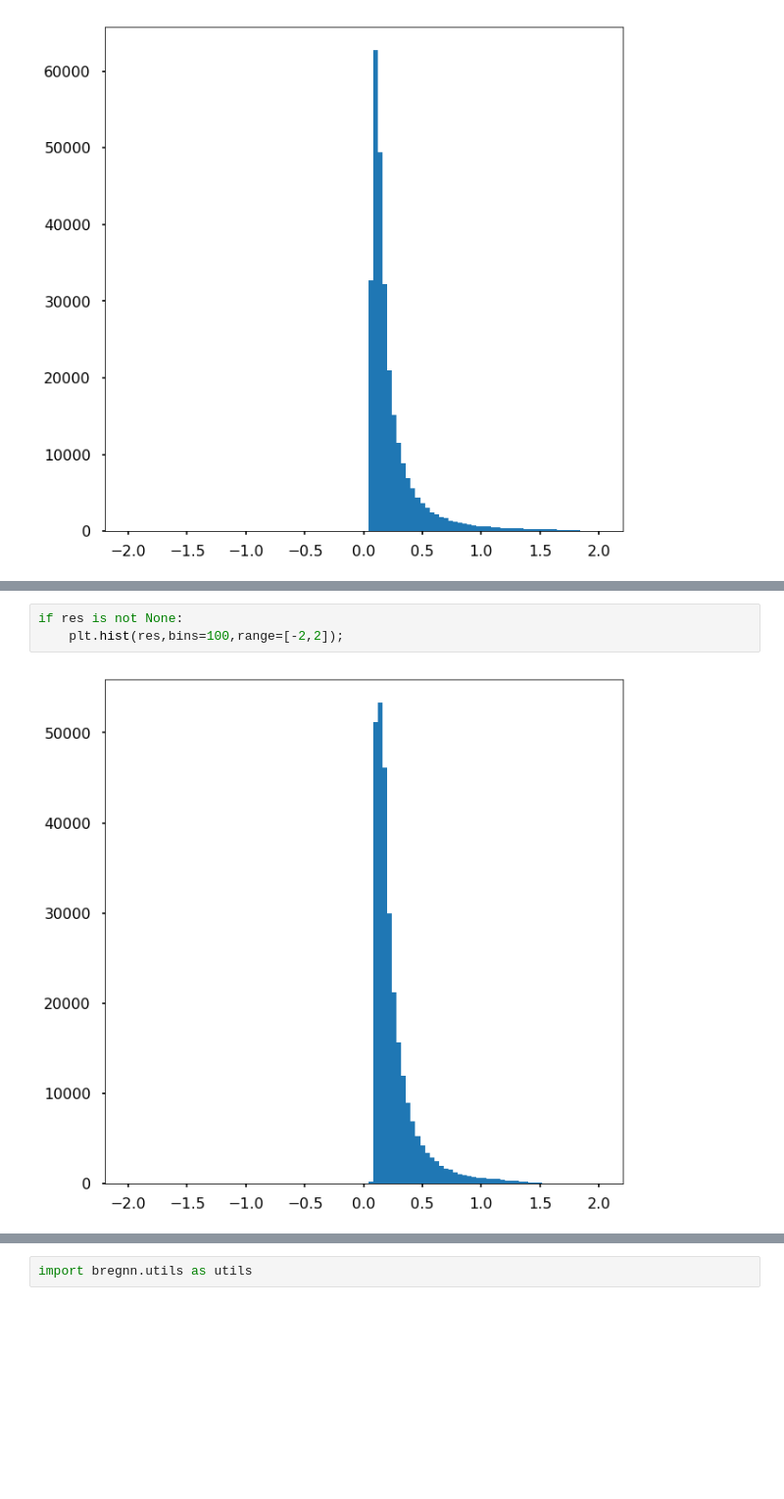
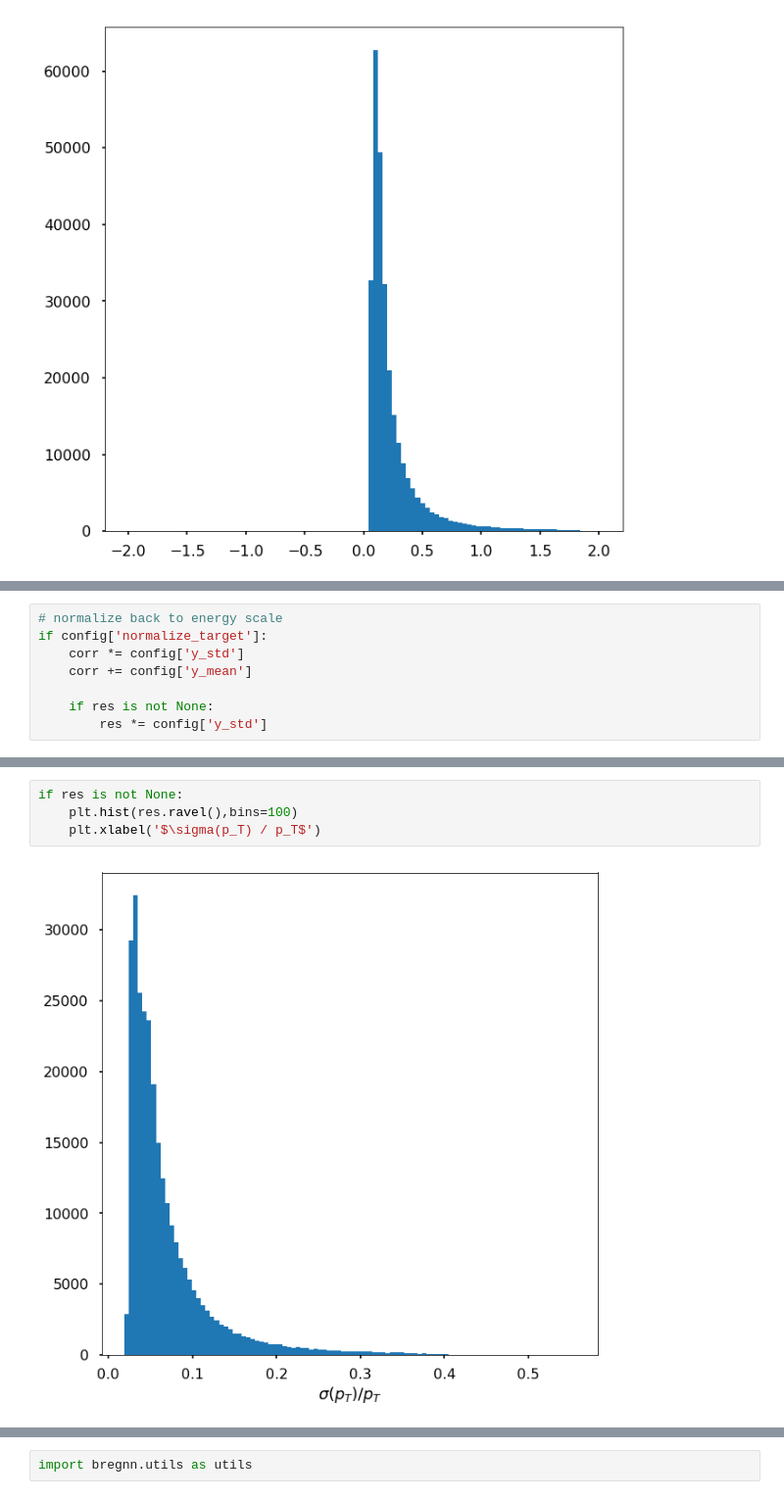
Before and after one commit to michelif/HHbbgg_ETH, a Jupyter notebook: bregression/notebooks/predict_ffwd.ipynb, the cells around one changed output, grey strips where cells are left out. Shown at 98% size. Saved outputs shown, nothing was run; the diff lists cells and outputs as text; blank space fills up the shorter version.

Commit message:
added comments and plots labels in predict_ffwd

```diff
--- a/bregression/notebooks/predict_ffwd.ipynb
+++ b/bregression/notebooks/predict_ffwd.ipynb
@@ -127,0 +102,8 @@ if y_pred.shape[1] > 2:
+# %%
+# normalize back to energy scale
+if config['normalize_target']:
+    corr *= config['y_std']
+    corr += config['y_mean']
+
+    if res is not None:
+        res *= config['y_std']
@@ -128,5 +156,6 @@ if y_pred.shape[1] > 2:
 # %%
 if res is not None:
-    plt.hist(res,bins=100,range=[-2,2]);
+    plt.hist(res.ravel(),bins=100)
+    plt.xlabel('$\sigma(p_T) / p_T$')
 # %% [output]
-[figure, old version]
+[figure, new version]
```
Also changed, not shown: parts of 37 cells of this notebook.
